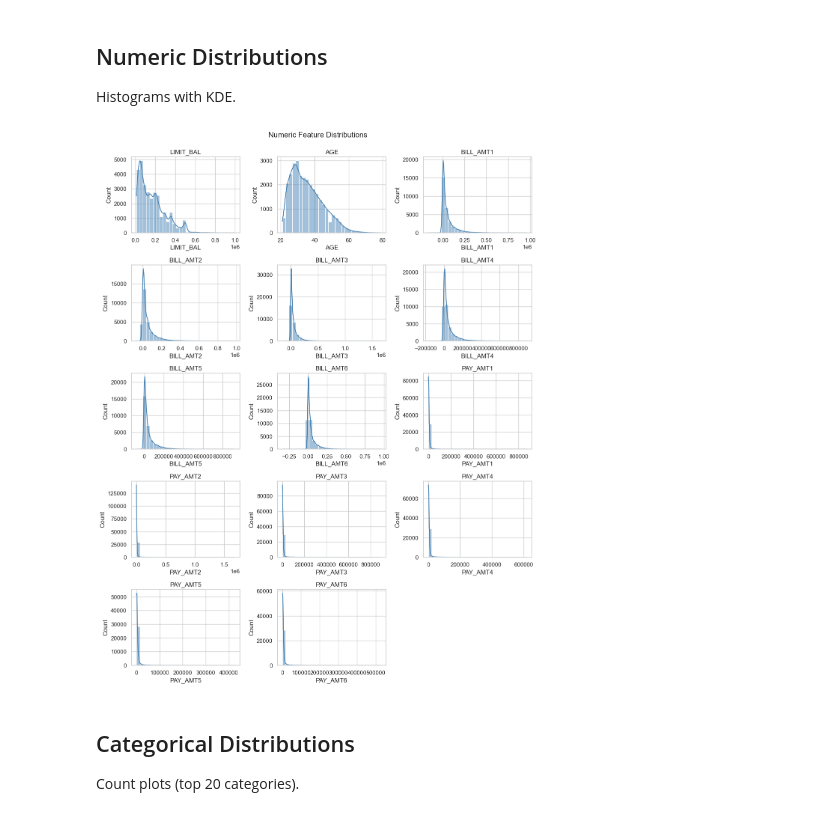
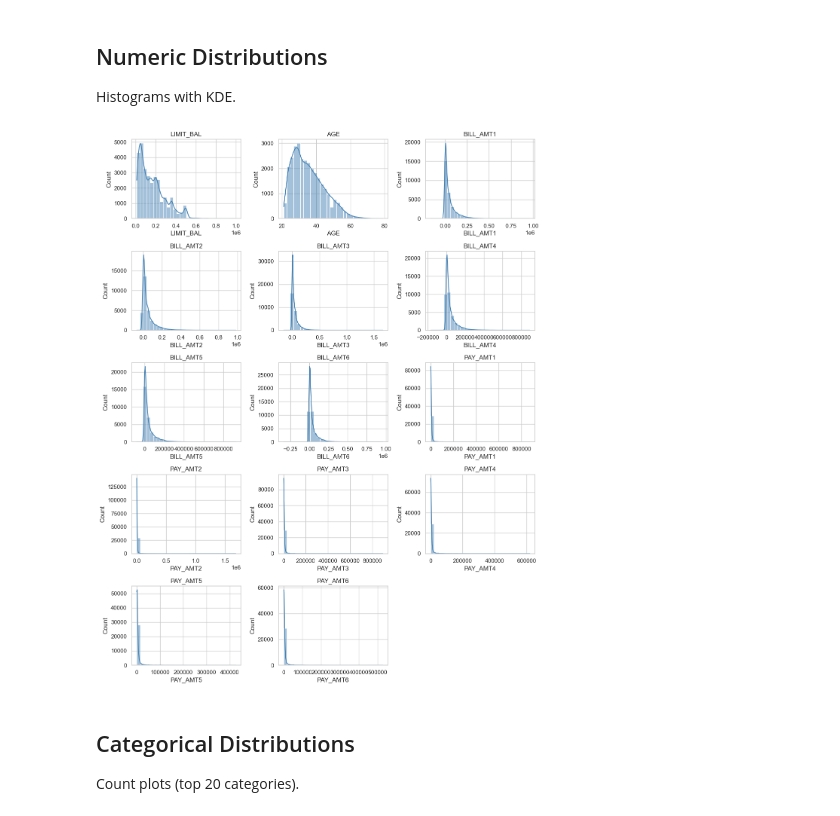
Before and after one commit to evamartin1240/AML-Project3, a Jupyter notebook: notebooks/eda.ipynb, the cells around one changed output. Saved outputs shown, nothing was run; the diff lists cells and outputs as text; code cells hidden in the pictures.

```diff
--- a/notebooks/eda.ipynb
+++ b/notebooks/eda.ipynb
@@ -134,24 +135,25 @@ Histograms with KDE.
 # %%
 n = len(numeric_cols)
 if n == 0:
     print('No numeric features.')
 else:
     cols = 3
     rows = int(np.ceil(n/cols))
     fig, axes = plt.subplots(rows, cols, figsize=(cols*4, rows*3))
     axes = np.array(axes).reshape(-1)
     for i, col in enumerate(numeric_cols):
         ax = axes[i]
         sns.histplot(df[col].dropna(), bins=30, kde=True, ax=ax, color='steelblue')
         ax.set_title(col)
     total_axes = len(axes)
     for j in range(n, total_axes):
         fig.delaxes(axes[j])
-    fig.suptitle('Numeric Feature Distributions', y=0.995)
+    #fig.suptitle('Numeric Feature Distributions', y=0.995)
     plt.tight_layout()
+    plt.savefig('../figures/eda_numeric_distributions.png', dpi=300, bbox_inches='tight')
     plt.show()
 # %% [output]
-[figure, old version]
+[figure, new version]
 # %% [markdown]
 ## Categorical Distributions
 Count plots (top 20 categories).
```
Also changed, not shown: parts of 7 cells of this notebook, 17 other files.
